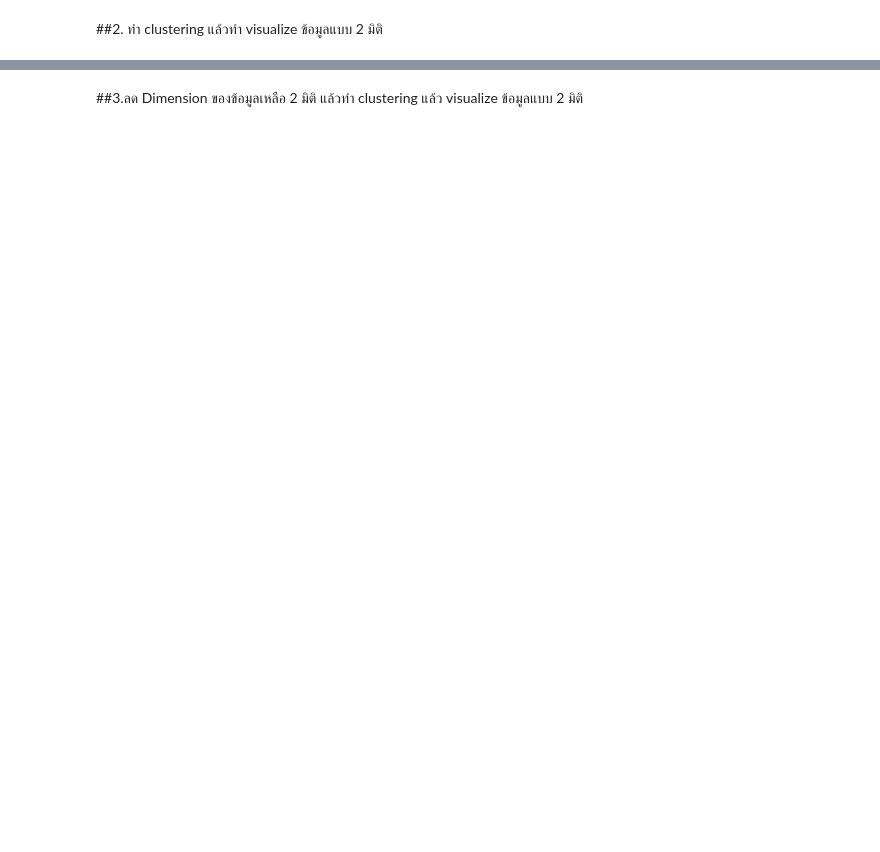
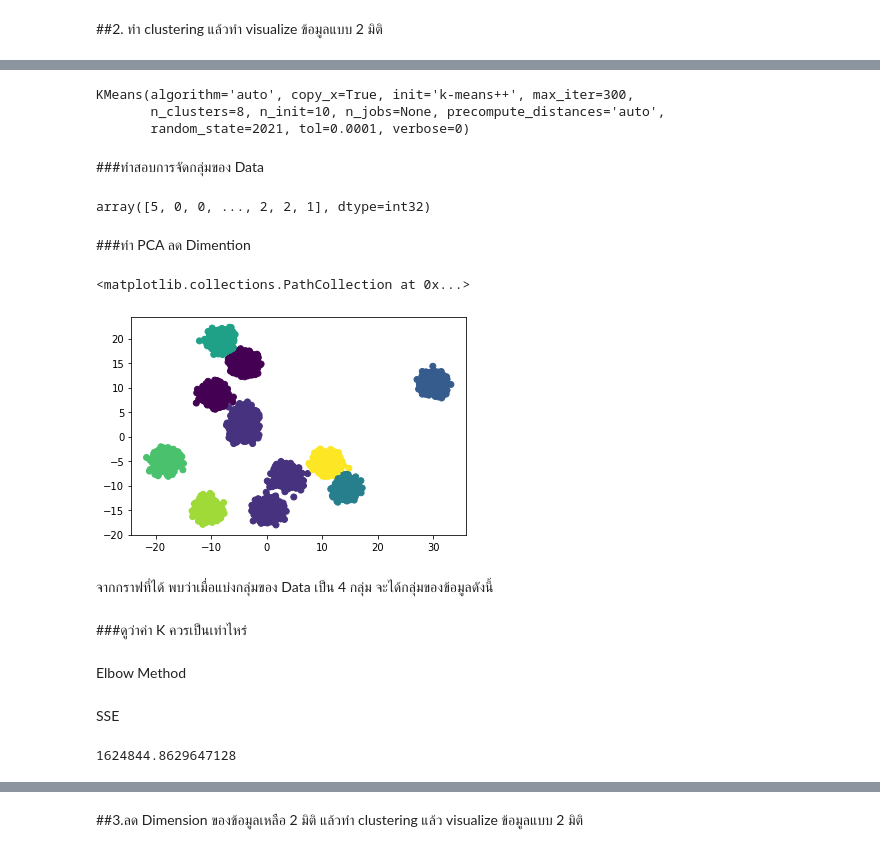
Before and after one commit to 603021852-8/multivariate, a Jupyter notebook: Multivariate_Exam.ipynb, the cells around one changed output, grey strips where cells are left out. Drawn from its saved outputs; the diff is of its cells as text; code cells hidden in the pictures; blank space fills up the shorter version.

```diff
--- a/Multivariate_Exam.ipynb
+++ b/Multivariate_Exam.ipynb
@@ -59,0 +96,2 @@ Data
+# %%
+newdata = Data.iloc[1:,:21]
@@ -61,0 +129,22 @@ Data
+# %%
+kmeans.fit(Data)##คำนวณหาจุด cluter centers ของข้อมูล example_df_drop ด้วยวิธี K-means clustering
+# %% [output]
+KMeans(algorithm='auto', copy_x=True, init='k-means++', max_iter=300,
+       n_clusters=8, n_init=10, n_jobs=None, precompute_distances='auto',
+       random_state=2021, tol=0.0001, verbose=0)
+# %% [markdown]
+###ทำสอบการจัดกลุ่มของ Data
+# %%
+#ทดสอบการจัดกลุ่มของ Data
+y = kmeans.predict(Data)    #กำหนดให้ข้อมูลที่ทำการจัดกลุ่มเป็น y
+y
+# %% [output]
+array([5, 0, 0, ..., 2, 2, 1], dtype=int32)
+# %% [markdown]
+###ทำ PCA ลด Dimention
+# %%
+from sklearn.decomposition import PCA
+
+pca = PCA(n_components=2)
+
+new_pca = pca.fit_transform(newdata)
@@ -61,0 +153,20 @@ Data
+# %%
+kmeans = KMeans(random_state=2021)
+kmeans.fit(newdata)
+y = kmeans.predict(newdata)
+plt.scatter(new_pca[:,0],new_pca[:,1],c=y)
+# %% [output]
+<matplotlib.collections.PathCollection at 0x...>
+[figure, added]
+# %% [markdown]
+จากกราฟที่ได้ พบว่าเมื่อแบ่งกลุ่มของ Data เป็น 4 กลุ่ม จะได้กลุ่มของข้อมูลดังนี้
+# %% [markdown]
+###ดูว่าค่า K ควรเป็นเท่าไหร่
+# %% [markdown]
+Elbow Method
+# %% [markdown]
+SSE
+# %%
+kmeans.inertia_
+# %% [output]
+1624844.8629647128
```
Also changed, not shown: parts of 35 cells of this notebook.
